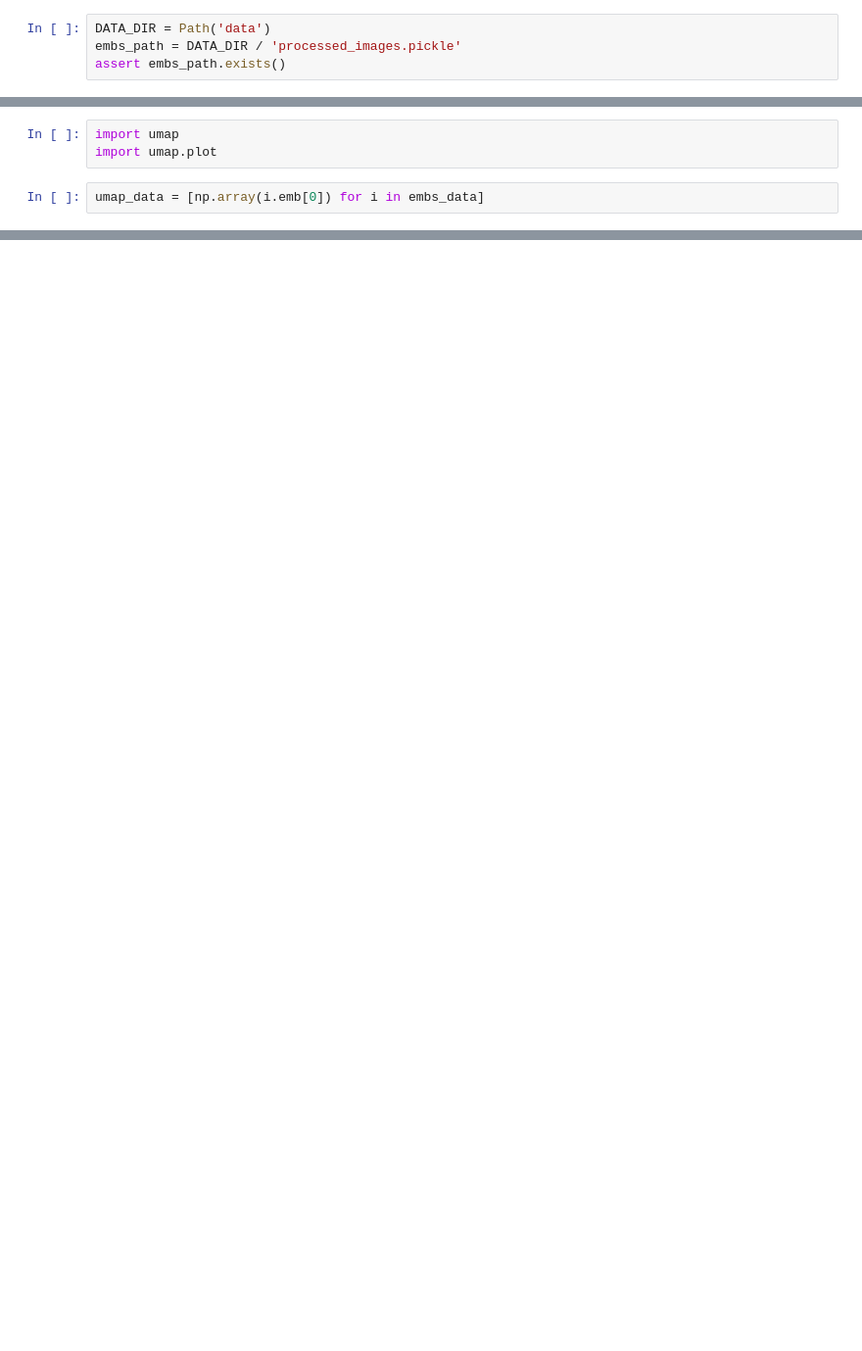
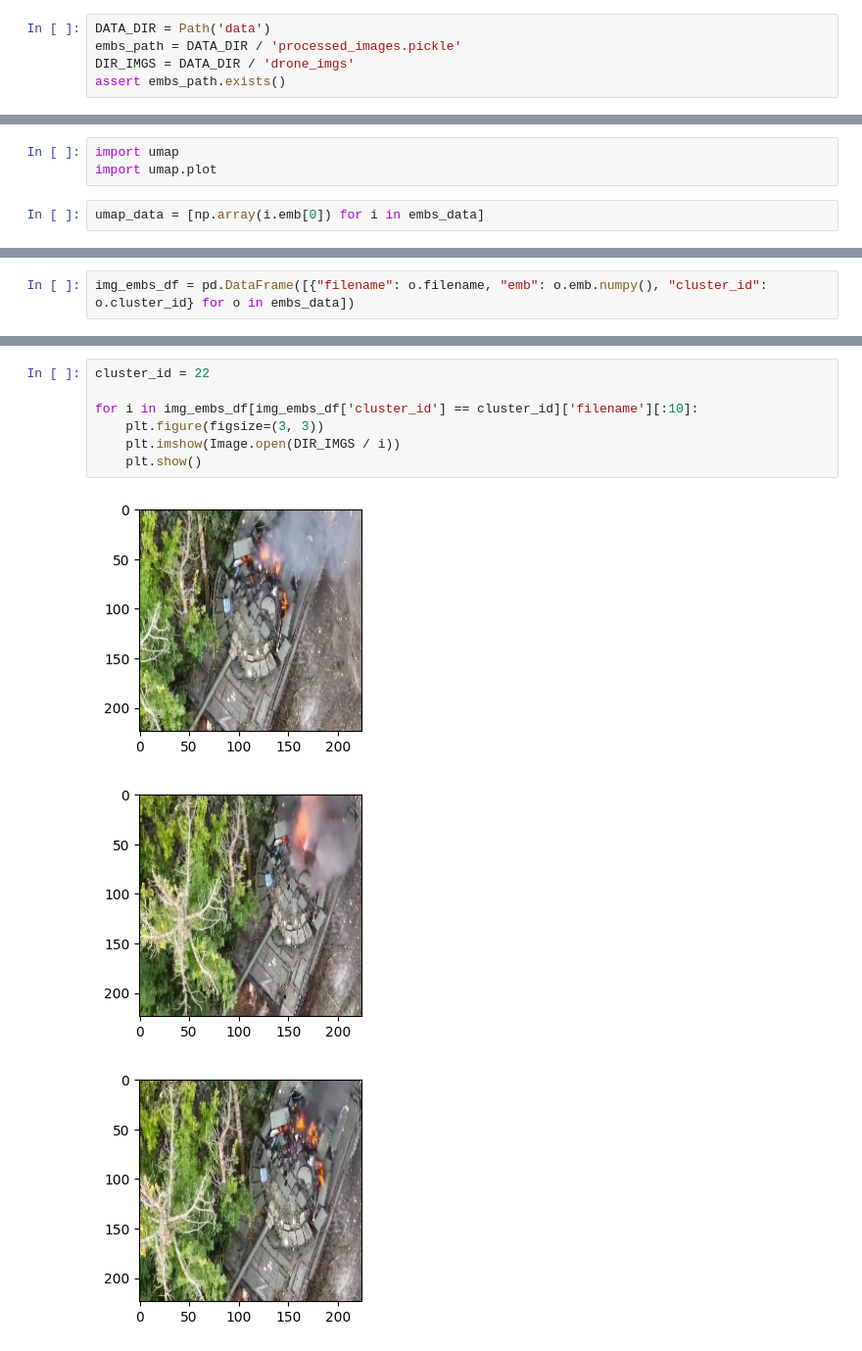
Before and after one commit to animtel/cv-22, a Jupyter notebook: notebooks/image_retrieval/02_cluster_embeddings.ipynb, the cells around one changed output, grey strips where cells are left out. Shown at 98% size. Saved outputs shown, nothing was run; the diff lists cells and outputs as text; blank space fills up the shorter version.

```diff
--- a/notebooks/image_retrieval/02_cluster_embeddings.ipynb
+++ b/notebooks/image_retrieval/02_cluster_embeddings.ipynb
@@ -18,6 +27,7 @@ import matplotlib.pyplot as plt
 # %%
 DATA_DIR = Path('data')
 embs_path = DATA_DIR / 'processed_images.pickle'
+DIR_IMGS = DATA_DIR / 'drone_imgs'
 assert embs_path.exists()
 # %%
 import pickle
@@ -91,0 +162,2 @@ plt.title('UMAP', fontsize=24);
+# %%
+img_embs_df = pd.DataFrame([{"filename": o.filename, "emb": o.emb.numpy(), "cluster_id": o.cluster_id} for o in embs_data])
@@ -91,0 +188,11 @@ plt.title('UMAP', fontsize=24);
+# %%
+cluster_id = 22
+
+for i in img_embs_df[img_embs_df['cluster_id'] == cluster_id]['filename'][:10]:
+    plt.figure(figsize=(3, 3))
+    plt.imshow(Image.open(DIR_IMGS / i))
+    plt.show()
+# %% [output]
+[figure, added]
+[figure, added]
+[figure, added]
```
Also changed, not shown: parts of 40 cells of this notebook, 1 other file.
